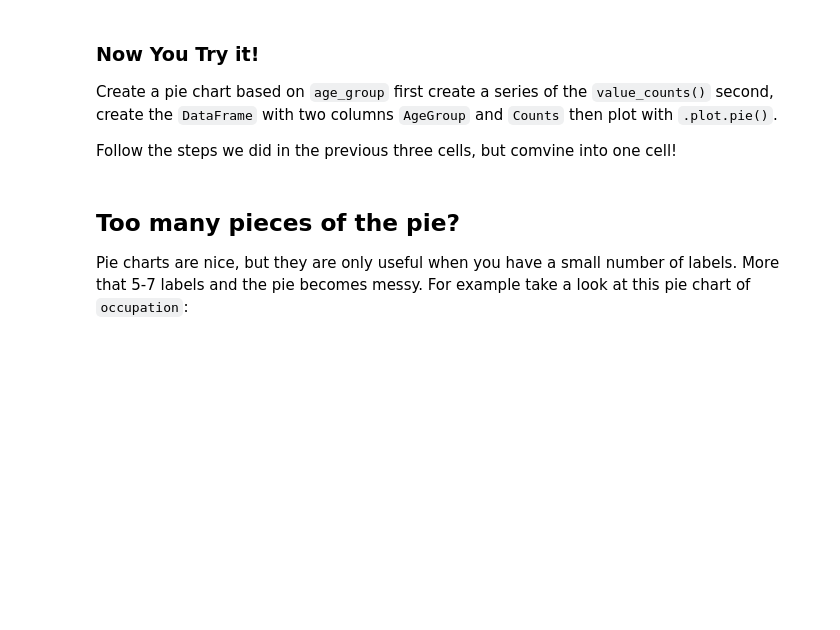
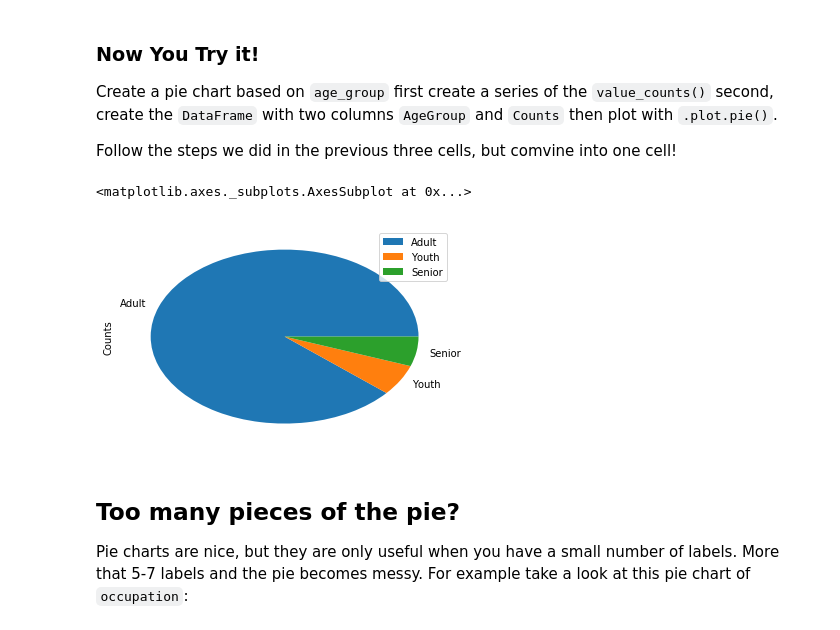
Before and after one commit to MahopacHS/spring2019-cropseym0522, a Jupyter notebook: content/lessons/13/Class-Coding-Lab/CCL-Data-Visualization.ipynb, the cells around one changed output. Drawn from its saved outputs; the diff is of its cells as text; code cells hidden in the pictures; blank space fills up the shorter version.

```diff
--- a/content/lessons/13/Class-Coding-Lab/CCL-Data-Visualization.ipynb
+++ b/content/lessons/13/Class-Coding-Lab/CCL-Data-Visualization.ipynb
@@ -32,7 +70,7 @@ ImportError: No module named 'cufflinks'
 
 For this lab, we will once again use the movie goers dataset. As you may recall this data set is a survey demographic survey of people who go to the movies. Let's reload the data and setup our `age_group` feature again.
 # %%
-goers = pd.read_csv('ICCL-moviegoers.csv')
+goers = pd.read_csv('CCL-moviegoers.csv')
 goers['age_group'] = ''
 goers['age_group'][goers['age'] <=18] = 'Youth'
 goers['age_group'][(goers['age'] >=19) & (goers['age'] <=55)] = 'Adult'
@@ -84,3 +136,13 @@ Follow the steps we did in the previous three cells, but comvine into one cell!
+# %%
+#todo write code here
+age = goers['age_group'].value_counts()
+age
+age_df = pd.DataFrame( { 'age_group' : age.index,  "Counts" : age })
+age_df
+age_df.plot.pie( y = 'Counts')
+# %% [output]
+<matplotlib.axes._subplots.AxesSubplot at 0x...>
+[figure, added]
 # %% [markdown]
 ## Too many pieces of the pie?
 
```
Also changed, not shown: parts of 13 cells of this notebook, 2 other files.
